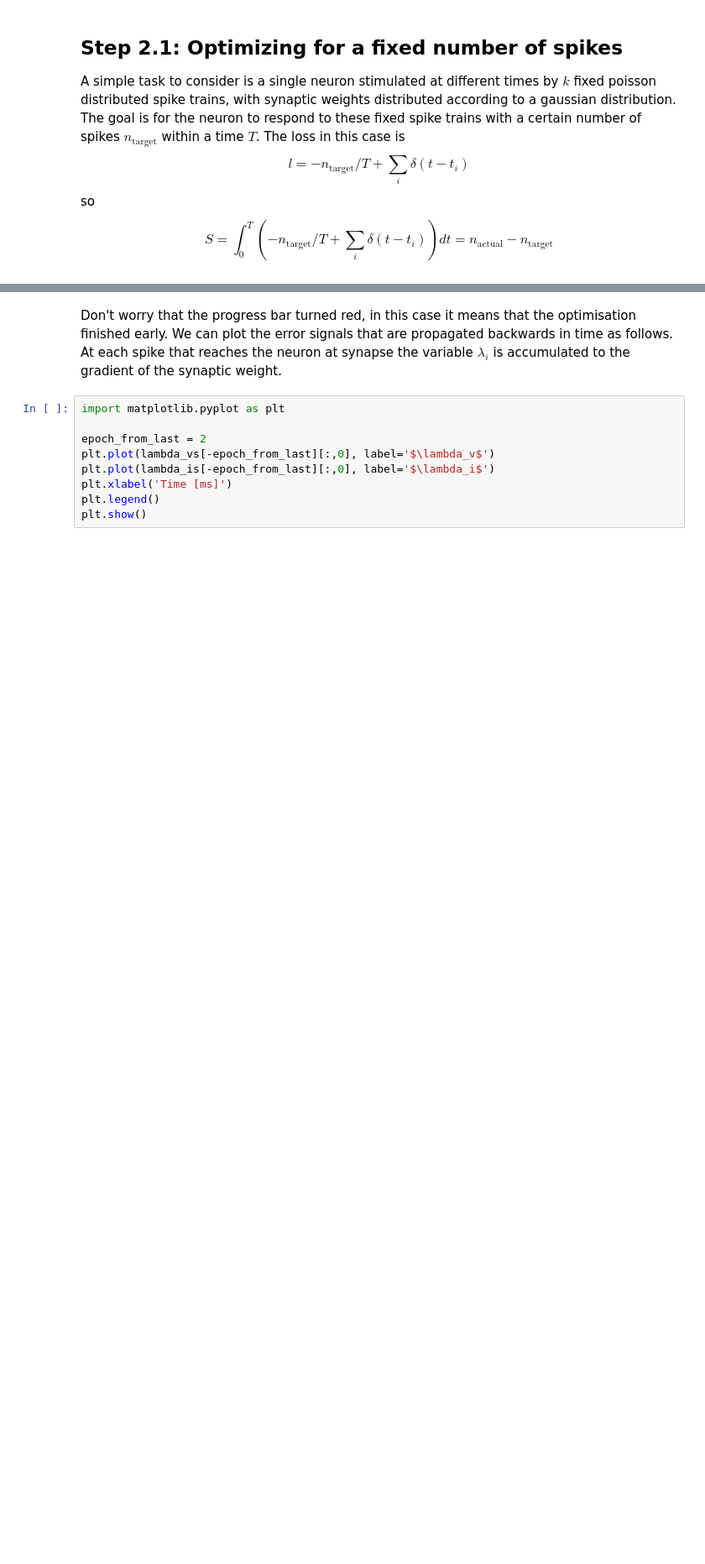
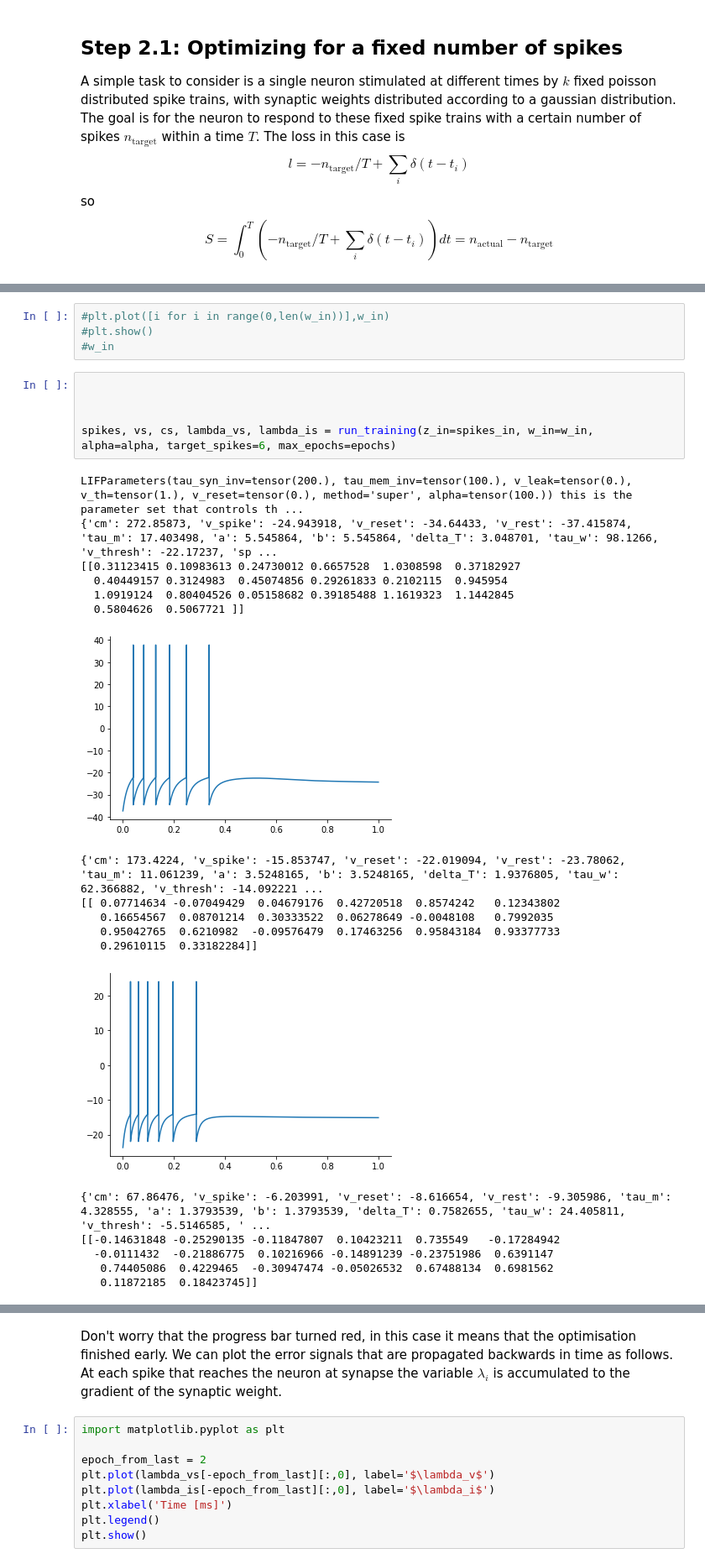
Before and after one commit to russelljjarvis/notebooks, a Jupyter notebook: single-neuron-experiments_RJ.ipynb, the cells around one changed output, grey strips where cells are left out. Shown at 84% size. Drawn from its saved outputs; the diff is of its cells as text; blank space fills up the shorter version.

Commit message:
almost spike time learning weights not changing

```diff
--- a/single-neuron-experiments_RJ.ipynb
+++ b/single-neuron-experiments_RJ.ipynb
@@ -270,0 +383,28 @@ LIFParameters(tau_syn_inv=tensor(200.), tau_mem_inv=tensor(100.), v_leak=tensor(
+# %%
+#plt.plot([i for i in range(0,len(w_in))],w_in)
+#plt.show()
+#w_in
+# %%
+
+
+
+spikes, vs, cs, lambda_vs, lambda_is = run_training(z_in=spikes_in, w_in=w_in, alpha=alpha, target_spikes=6, max_epochs=epochs)
+# %% [output]
+LIFParameters(tau_syn_inv=tensor(200.), tau_mem_inv=tensor(100.), v_leak=tensor(0.), v_th=tensor(1.), v_reset=tensor(0.), method='super', alpha=tensor(100.)) this is the parameter set that controls th ...
+{'cm': 272.85873, 'v_spike': -24.943918, 'v_reset': -34.64433, 'v_rest': -37.415874, 'tau_m': 17.403498, 'a': 5.545864, 'b': 5.545864, 'delta_T': 3.048701, 'tau_w': 98.1266, 'v_thresh': -22.17237, 'sp ...
+[[0.31123415 0.10983613 0.24730012 0.6657528  1.0308598  0.37182927
+  0.40449157 0.3124983  0.45074856 0.29261833 0.2102115  0.945954
+  1.0919124  0.80404526 0.05158682 0.39185488 1.1619323  1.1442845
+  0.5804626  0.5067721 ]]
+[figure, added]
+{'cm': 173.4224, 'v_spike': -15.853747, 'v_reset': -22.019094, 'v_rest': -23.78062, 'tau_m': 11.061239, 'a': 3.5248165, 'b': 3.5248165, 'delta_T': 1.9376805, 'tau_w': 62.366882, 'v_thresh': -14.092221 ...
+[[ 0.07714634 -0.07049429  0.04679176  0.42720518  0.8574242   0.12343802
+   0.16654567  0.08701214  0.30333522  0.06278649 -0.0048108   0.7992035
+   0.95042765  0.6210982  -0.09576479  0.17463256  0.95843184  0.93377733
+   0.29610115  0.33182284]]
+[figure, added]
+{'cm': 67.86476, 'v_spike': -6.203991, 'v_reset': -8.616654, 'v_rest': -9.305986, 'tau_m': 4.328555, 'a': 1.3793539, 'b': 1.3793539, 'delta_T': 0.7582655, 'tau_w': 24.405811, 'v_thresh': -5.5146585, ' ...
+[[-0.14631848 -0.25290135 -0.11847807  0.10423211  0.735549   -0.17284942
+  -0.0111432  -0.21886775  0.10216966 -0.14891239 -0.23751986  0.6391147
+   0.74405086  0.4229465  -0.30947474 -0.05026532  0.67488134  0.6981562
+   0.11872185  0.18423745]]
```
Also changed, not shown: parts of 22 cells of this notebook.
